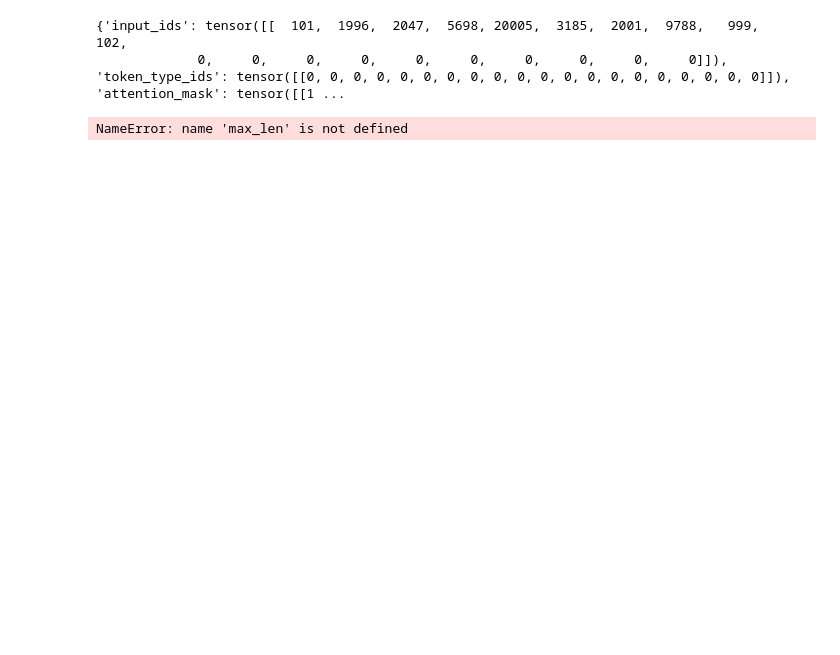
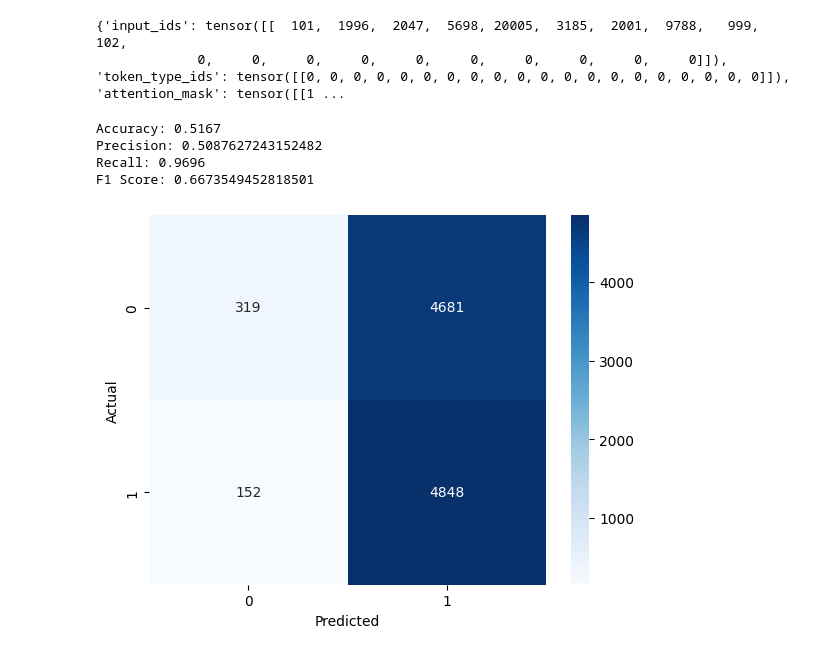
Before and after one commit to Addy0606/imdbdataset, a Jupyter notebook: model.ipynb, the cells around one changed output. Drawn from its saved outputs; the diff is of its cells as text; code cells hidden in the pictures; blank space fills up the shorter version.

```diff
--- a/model.ipynb
+++ b/model.ipynb
@@ -192,8 +199,8 @@ print(encoded)
 #creating our custom dataset with tokens
 class IMDBDataset(Dataset):
     def __init__(self, reviews, labels, tokenizer, max_length=256):
-        self.reviews = reviews
-        self.labels = labels
+        self.reviews = reviews.tolist()
+        self.labels = labels.tolist()
         self.tokenizer = tokenizer
         self.max_length = max_length ## labels to list, reviews to list, tokenizer
     def __len__(self):
@@ -215,15 +222,13 @@ class IMDBDataset(Dataset):
         }
 # %%
 #for training, we need to feed our custom data set in batches, along with shuffling so the model does not learn the data order. also, as we will see in the training loop later, we can iterate over these batches efficiently.
-
+maxlen = 256 # if a review is longer than maxlen, we cut it off, or else pad it to reach maxlen.
 batch_size = 32 # balancing training speed and memory usage
 
 train_dataset = IMDBDataset(X_train, y_train, tokenizer, maxlen)
 test_dataset = IMDBDataset(X_test, y_test, tokenizer, maxlen)
 train_loader = DataLoader(train_dataset, batch_size=batch_size, shuffle=True)
 test_loader = DataLoader(test_dataset, batch_size=batch_size, shuffle=False)
-# %% [output]
-NameError: name 'max_len' is not defined
 # %%
 #RNN MODEL
 # we will use LSTM (Long Short Term Memory) which is a type of RNN , controls what to remember and what to forget, good for sentiment analysis (better than regular rnn)
@@ -255,7 +260,7 @@ model = SentimentRNN(vocab_size, embed_dim, hidden_dim, num_layers, output_dim,
 device = torch.device('cuda' if torch.cuda.is_available() else 'cpu')
 model = model.to(device)
 
-criterion = nn.BCELoss()
+criterion = nn.BCEWithLogitsLoss()
 optimizer = torch.optim.Adam(model.parameters(), lr=1e-3)
 ## init model, loss function and optimizer
 # %%
@@ -266,12 +271,46 @@ for epoch in range(num_epochs):
     for batch in train_loader:
         input_ids = batch['input_ids'].to(device)
         attention_mask = batch['attention_mask'].to(device)
-        labels = batch['labels'].to(device)
+        labels = batch['label'].to(device)
         optimizer.zero_grad()
         outputs = model(input_ids, attention_mask)
-        loss = criterion(outputs, labels)
+        loss = criterion(outputs, labels.float())
         loss.backward()
         optimizer.step()
         total_loss += loss.item()
-        avg_loss = total_loss / len(train_loader)
-        print(f"Epoch {epoch+1}: on average, the model made small mistakes of {avg_loss:.4f} per batch.")
+    avg_loss = total_loss / len(train_loader)
+    print(f"Epoch {epoch+1}: on average, the model made small mistakes of {avg_loss:.4f} per batch.")
+# %%
+model.eval()
+all_preds = []
+all_labels = []
+
+with torch.no_grad():
+    for batch in test_loader:
+        input_ids = batch['input_ids'].to(device)
+        attention_mask = batch['attention_mask'].to(device)
+        labels = batch['label'].to(device)
+
+        outputs = model(input_ids, attention_mask)
+        preds = (outputs >= 0.5).long()
+        all_preds.extend(preds.cpu().numpy())
+        all_labels.extend(labels.cpu().numpy())
+
+# Metrics
+print("Accuracy:", accuracy_score(all_labels, all_preds))
+print("Precision:", precision_score(all_labels, all_preds))
+print("Recall:", recall_score(all_labels, all_preds))
+print("F1 Score:", f1_score(all_labels, all_preds))
+
+# Confusion matrix
+cm = confusion_matrix(all_labels, all_preds)
+sns.heatmap(cm, annot=True, fmt='d', cmap='Blues')
+plt.xlabel('Predicted')
+plt.ylabel('Actual')
+plt.show()
+# %% [output]
+Accuracy: 0.5167
+Precision: 0.5087627243152482
+Recall: 0.9696
+F1 Score: 0.6673549452818501
+[figure, added]
```
Also changed, not shown: parts of 1 cell of this notebook.
